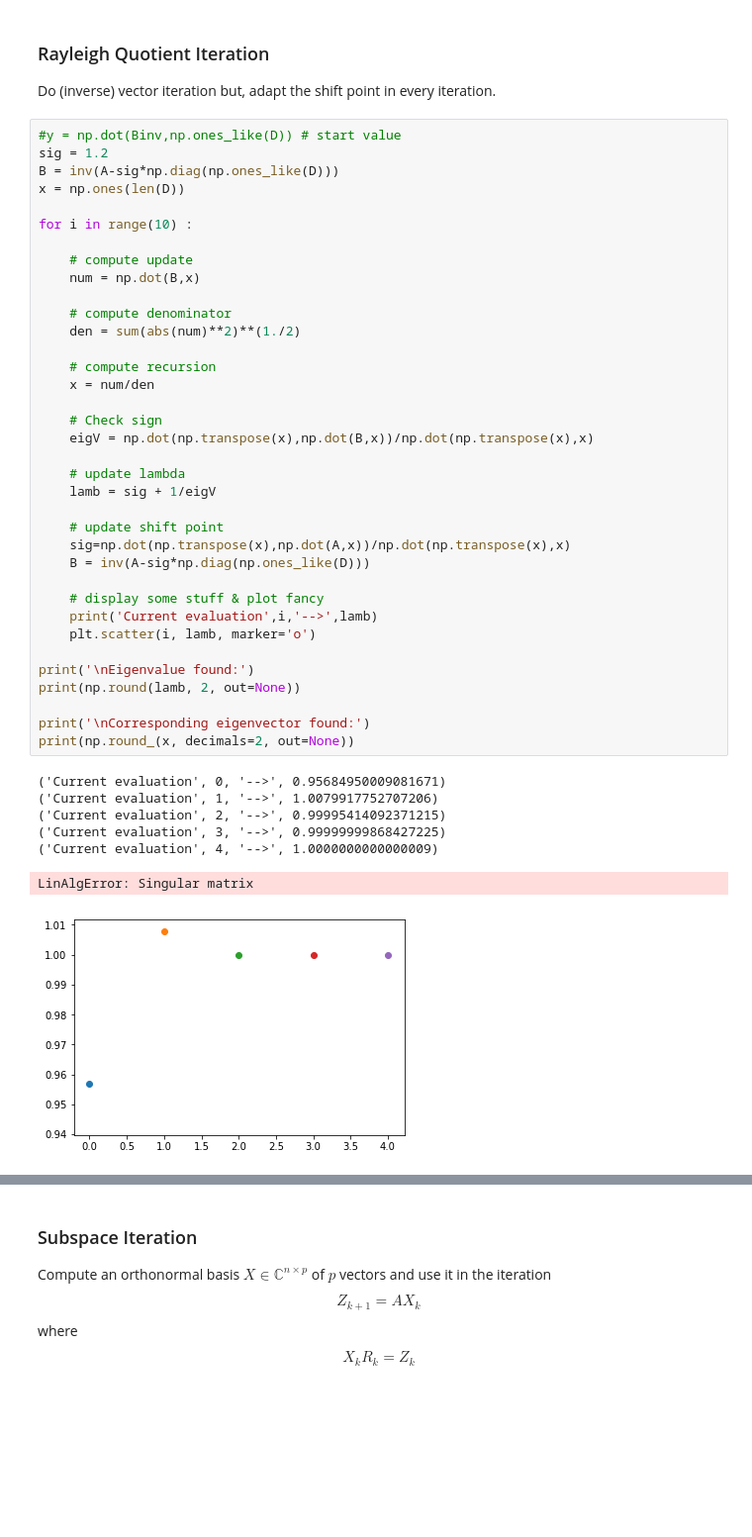
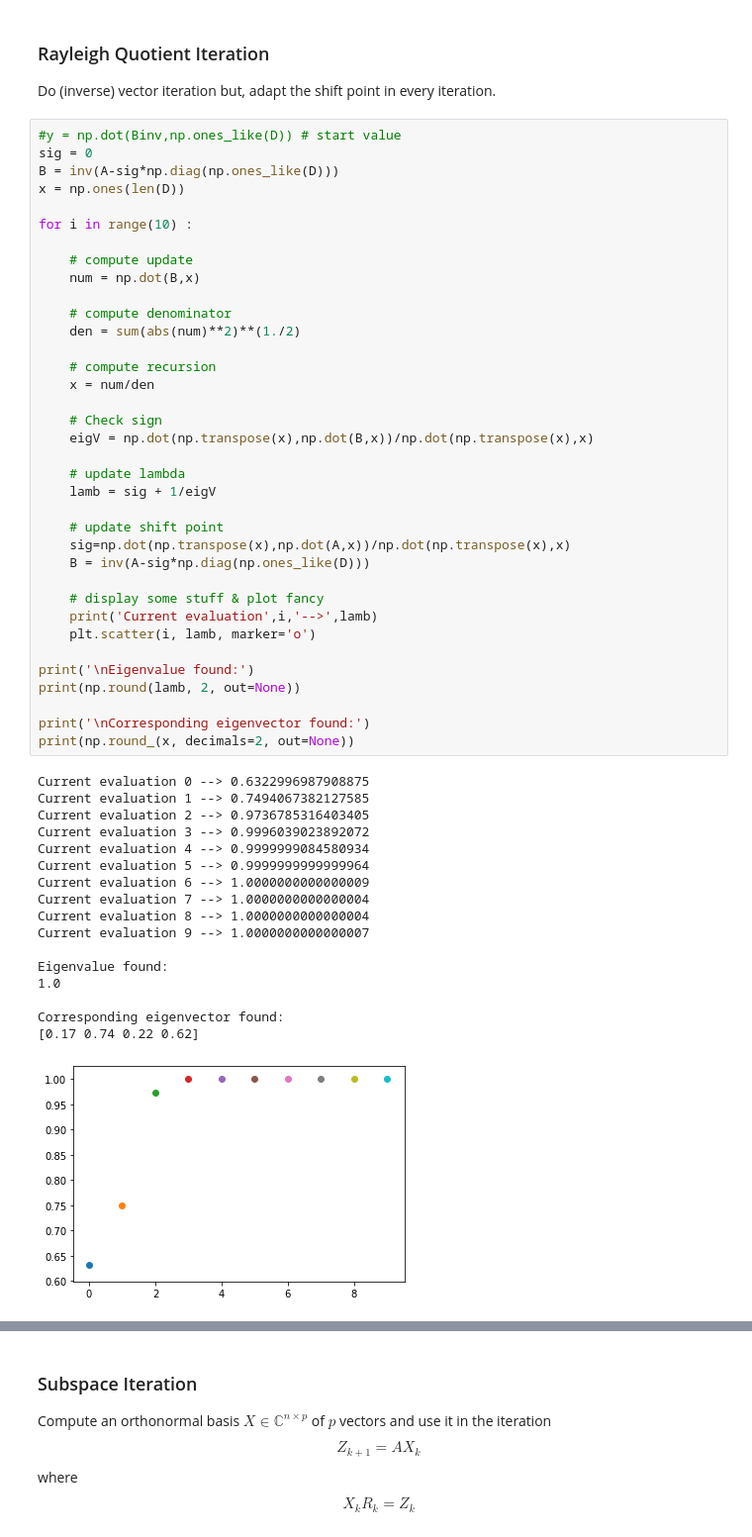
Before and after one commit to phmandl/modalanalyse, a Jupyter notebook: HW1/1_EigenvalueProblem_template-checkpoint.ipynb, the cells around one changed output, grey strips where cells are left out. Shown at 99% size. Saved outputs shown, nothing was run; the diff lists cells and outputs as text; blank space fills up the shorter version.

```diff
--- a/HW1/1_EigenvalueProblem_template-checkpoint.ipynb
+++ b/HW1/1_EigenvalueProblem_template-checkpoint.ipynb
@@ -216,7 +216,7 @@ Corresponding eigenvecotor found:
 Do (inverse) vector iteration but, adapt the shift point in every iteration.
 # %%
 #y = np.dot(Binv,np.ones_like(D)) # start value
-sig = 1.2
+sig = 0
 B = inv(A-sig*np.diag(np.ones_like(D)))
 x = np.ones(len(D))
 
@@ -224,40 +224,50 @@ for i in range(10) :
 
     # compute update
     num = np.dot(B,x)
 
     # compute denominator
     den = sum(abs(num)**2)**(1./2)
 
     # compute recursion
     x = num/den
 
     # Check sign
     eigV = np.dot(np.transpose(x),np.dot(B,x))/np.dot(np.transpose(x),x)
 
     # update lambda
     lamb = sig + 1/eigV
 
     # update shift point
     sig=np.dot(np.transpose(x),np.dot(A,x))/np.dot(np.transpose(x),x)
     B = inv(A-sig*np.diag(np.ones_like(D)))
 
     # display some stuff & plot fancy
     print('Current evaluation',i,'-->',lamb)
     plt.scatter(i, lamb, marker='o')
 
 print('\nEigenvalue found:')
 print(np.round(lamb, 2, out=None))
 
 print('\nCorresponding eigenvector found:')
 print(np.round_(x, decimals=2, out=None))
 # %% [output]
-('Current evaluation', 0, '-->', 0.95684950009081671)
-('Current evaluation', 1, '-->', 1.0079917752707206)
-('Current evaluation', 2, '-->', 0.99995414092371215)
-('Current evaluation', 3, '-->', 0.99999999868427225)
-('Current evaluation', 4, '-->', 1.0000000000000009)
+Current evaluation 0 --> 0.6322996987908875
+Current evaluation 1 --> 0.7494067382127585
+Current evaluation 2 --> 0.9736785316403405
+Current evaluation 3 --> 0.9996039023892072
+Current evaluation 4 --> 0.9999999084580934
+Current evaluation 5 --> 0.9999999999999964
+Current evaluation 6 --> 1.0000000000000009
+Current evaluation 7 --> 1.0000000000000004
+Current evaluation 8 --> 1.0000000000000004
+Current evaluation 9 --> 1.0000000000000007
+
+Eigenvalue found:
+1.0
+
+Corresponding eigenvector found:
+[0.17 0.74 0.22 0.62]
-LinAlgError: Singular matrix
-[figure, old version]
+[figure, new version]
 # %% [markdown]
 ### QR Algorithm
 One can ompute all eigenvalues at once using the QR-Algorithm:
```
Also changed, not shown: parts of 6 cells of this notebook.
